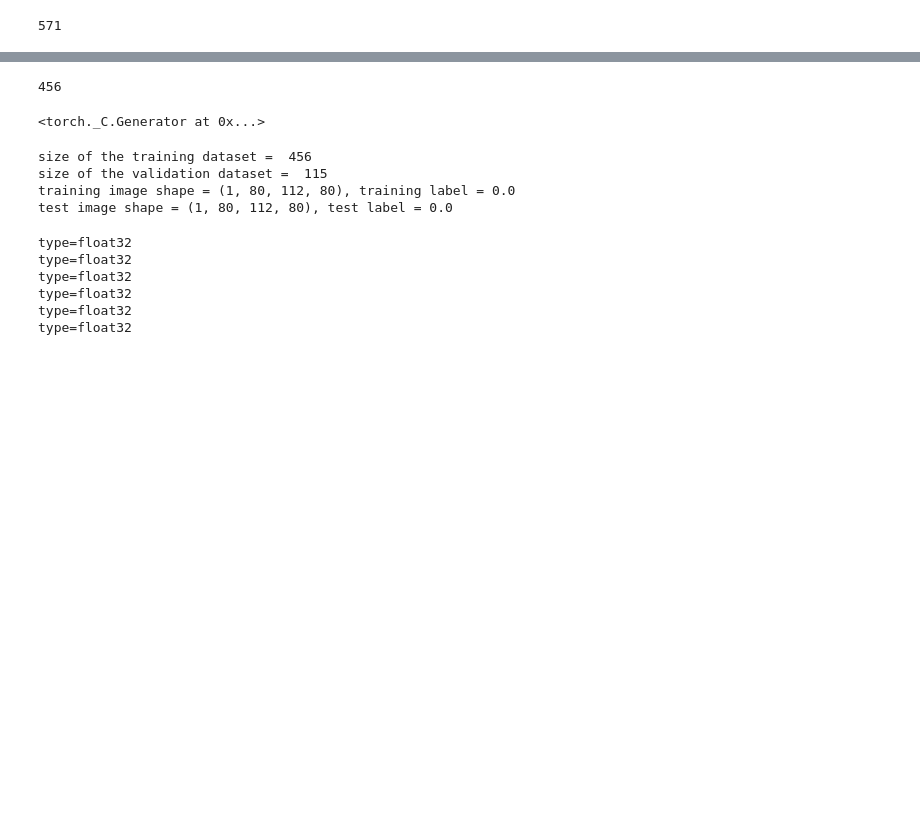
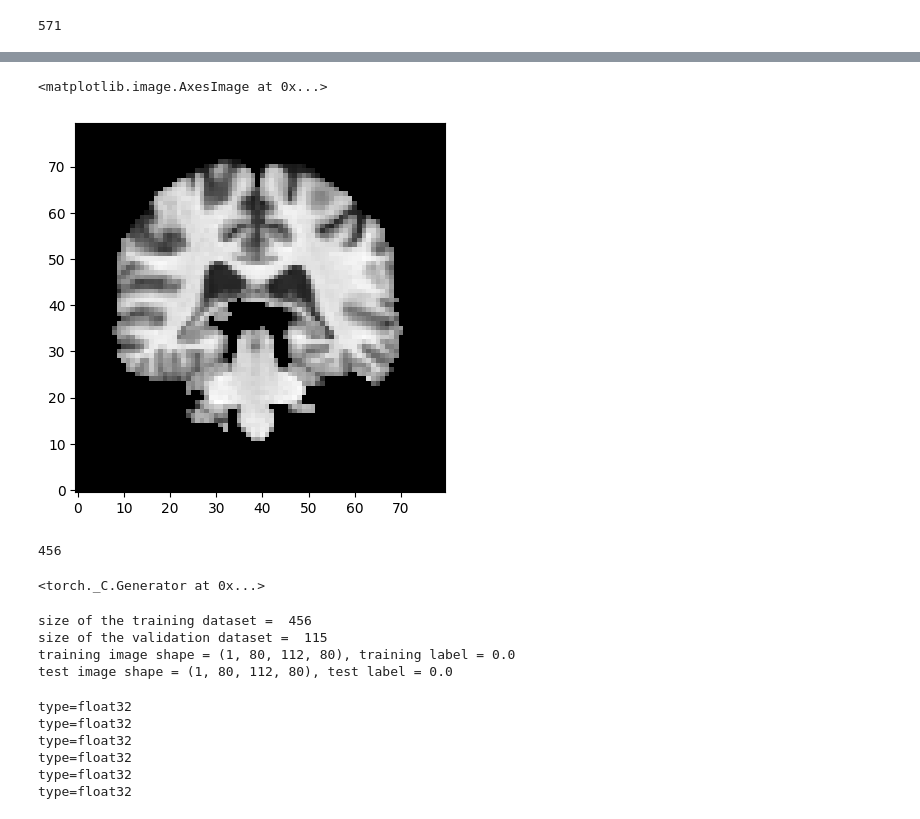
Before and after one commit to JayMin0227/medical-onbording, a Jupyter notebook: cnn.ipynb, the cells around one changed output, grey strips where cells are left out. Drawn from its saved outputs; the diff is of its cells as text; code cells hidden in the pictures; blank space fills up the shorter version.

```diff
--- a/cnn.ipynb
+++ b/cnn.ipynb
@@ -48 +89,8 @@ len(dataset)
+# %%
+# datasetの画像を1枚見てみる
+%matplotlib inline
+plt.imshow(dataset[0]["voxel"][:,48,:].T, origin="lower", cmap="gray")
+# %% [output]
+<matplotlib.image.AxesImage at 0x...>
+[figure, added]
 # %%
```
Also changed, not shown: parts of 7 cells of this notebook.
